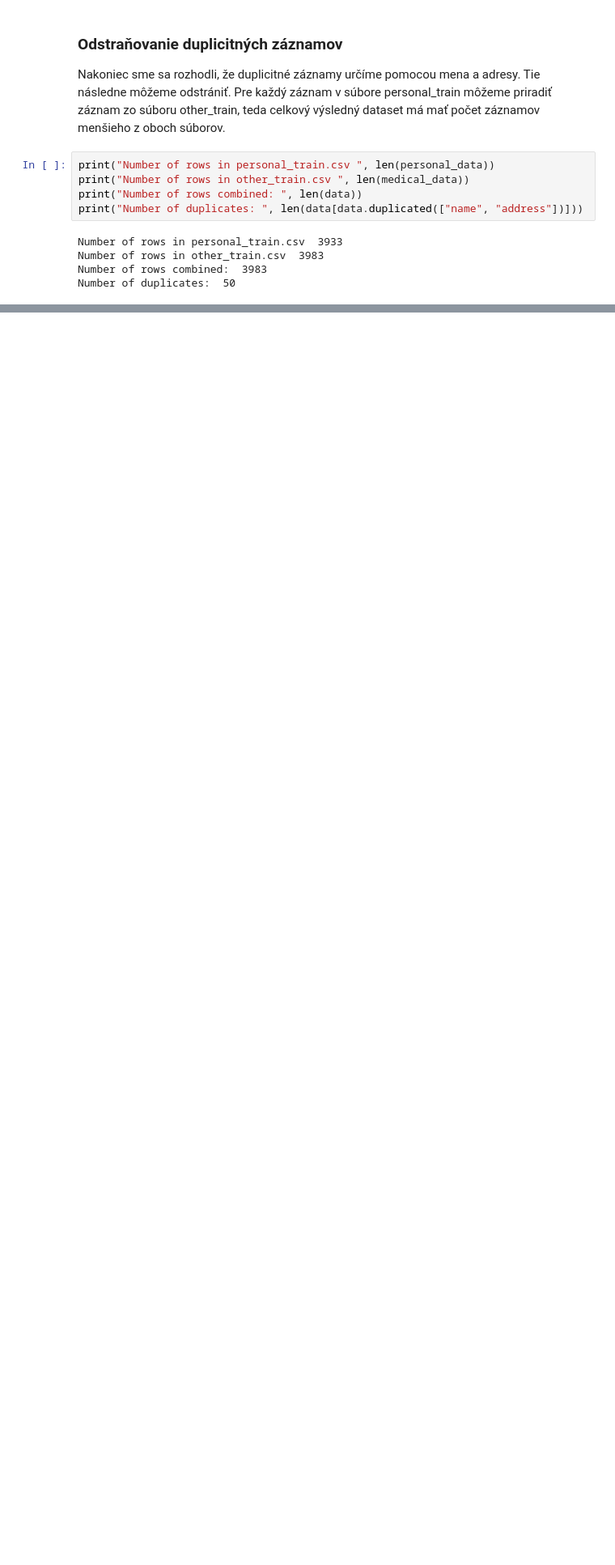
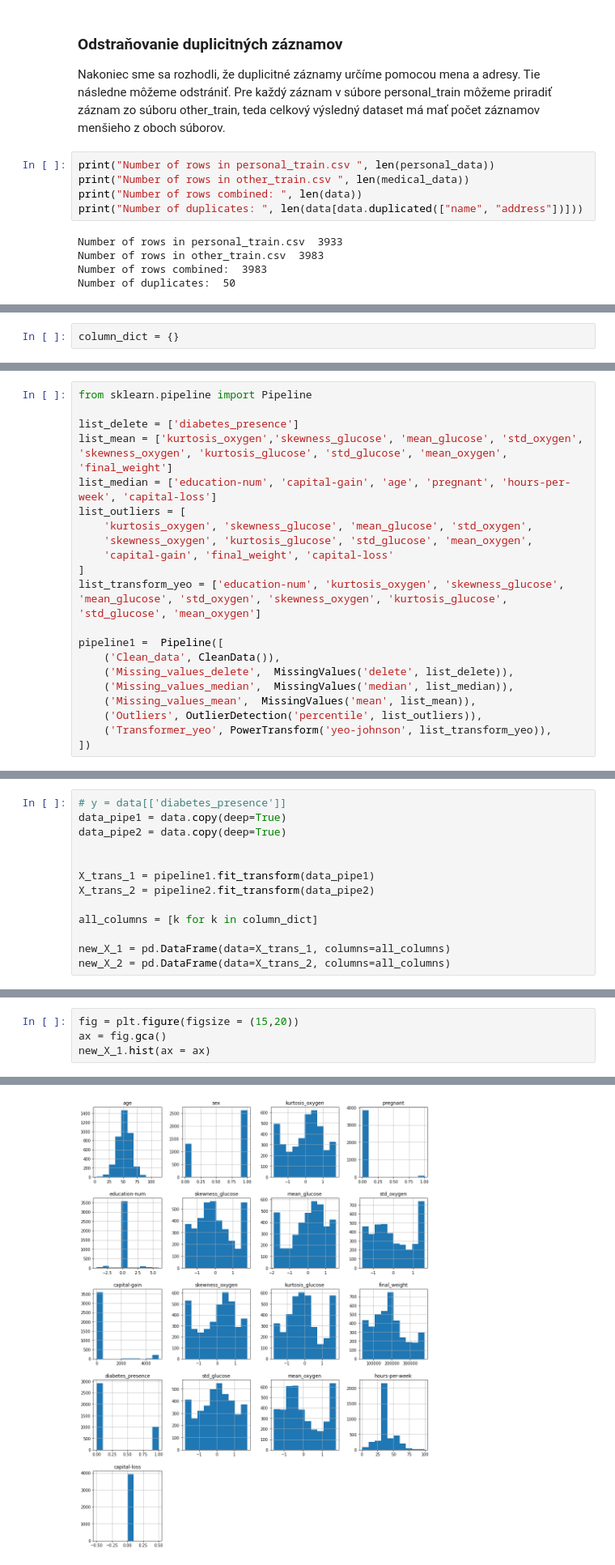
Before and after one commit to xsipka/FIIT_IAU_Projekt, a Jupyter notebook: phase_2.ipynb, the cells around one changed output, grey strips where cells are left out. Shown: that part at 81% size. Drawn from its saved outputs; the diff is of its cells as text; blank space fills up the shorter version.

Commit message:
phase 2 - vsetky pipeline-y a transformacie k nim

```diff
--- a/phase_2.ipynb
+++ b/phase_2.ipynb
@@ -248,0 +220,2 @@ Number of duplicates:  0
+# %%
+column_dict = {}
@@ -248,0 +377,21 @@ Number of duplicates:  0
+# %%
+from sklearn.pipeline import Pipeline
+
+list_delete = ['diabetes_presence']
+list_mean = ['kurtosis_oxygen','skewness_glucose', 'mean_glucose', 'std_oxygen', 'skewness_oxygen', 'kurtosis_glucose', 'std_glucose', 'mean_oxygen', 'final_weight']
+list_median = ['education-num', 'capital-gain', 'age', 'pregnant', 'hours-per-week', 'capital-loss']
+list_outliers = [
+    'kurtosis_oxygen', 'skewness_glucose', 'mean_glucose', 'std_oxygen',
+    'skewness_oxygen', 'kurtosis_glucose', 'std_glucose', 'mean_oxygen',
+    'capital-gain', 'final_weight', 'capital-loss'
+]
+list_transform_yeo = ['education-num', 'kurtosis_oxygen', 'skewness_glucose', 'mean_glucose', 'std_oxygen', 'skewness_oxygen', 'kurtosis_glucose', 'std_glucose', 'mean_oxygen']
+
+pipeline1 =  Pipeline([
+    ('Clean_data', CleanData()),
+    ('Missing_values_delete',  MissingValues('delete', list_delete)),
+    ('Missing_values_median',  MissingValues('median', list_median)),
+    ('Missing_values_mean',  MissingValues('mean', list_mean)),
+    ('Outliers', OutlierDetection('percentile', list_outliers)),
+    ('Transformer_yeo', PowerTransform('yeo-johnson', list_transform_yeo)),
+])
@@ -248,0 +420,13 @@ Number of duplicates:  0
+# %%
+# y = data[['diabetes_presence']]
+data_pipe1 = data.copy(deep=True)
+data_pipe2 = data.copy(deep=True)
+
+
+X_trans_1 = pipeline1.fit_transform(data_pipe1)
+X_trans_2 = pipeline2.fit_transform(data_pipe2)
+
+all_columns = [k for k in column_dict]
+
+new_X_1 = pd.DataFrame(data=X_trans_1, columns=all_columns)
+new_X_2 = pd.DataFrame(data=X_trans_2, columns=all_columns)
@@ -248,0 +485,5 @@ Number of duplicates:  0
+# %%
+fig = plt.figure(figsize = (15,20))
+ax = fig.gca()
+new_X_1.hist(ax = ax)
+# %% [output]
@@ -248,0 +508 @@ Number of duplicates:  0
+[figure, added]
```
Also changed, not shown: parts of 27 cells of this notebook.
